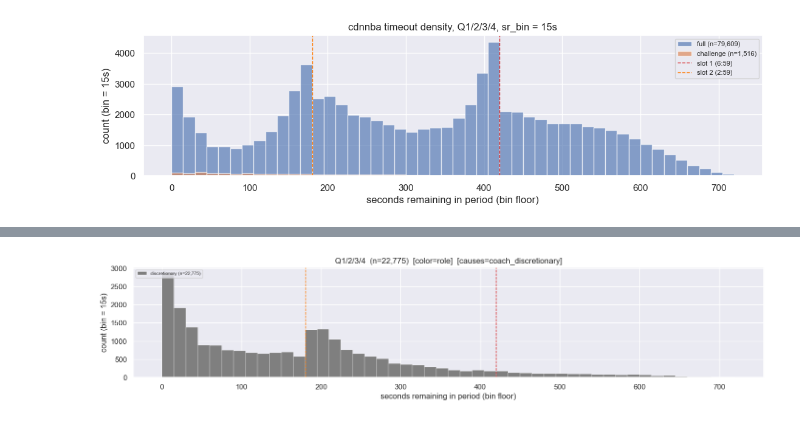
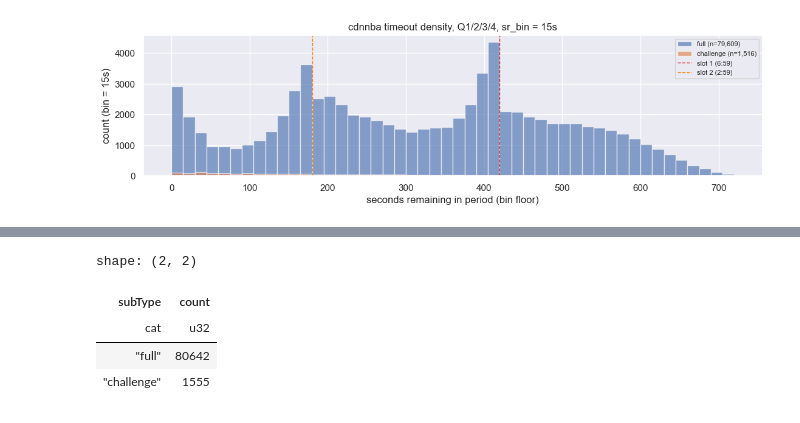
Before and after one commit to akseldkw07/NBA-Timeout-Impact, a Jupyter notebook: Notebooks/TV-Timeout-Injection.ipynb, the cells around one changed output, grey strips where cells are left out. Cells and saved outputs as stored; diff of their text form; code cells hidden in the pictures.

```diff
--- a/Notebooks/TV-Timeout-Injection.ipynb
+++ b/Notebooks/TV-Timeout-Injection.ipynb
@@ -329,5 +353,8 @@ fig
-# %%
-fig, _ = TimeoutInjectionPlots.plot_role_vs_sr(classified, causes=("coach_discretionary",), combine_periods=True)
-fig
-# %% [output]
-[figure, removed]
+# %%
+memo_cdn.cdnnba["subType"].filter(memo_cdn.f_timeout).value_counts()
+# %% [output]
+shape: (2, 2)
+| subType | count |
+| cat | u32 |
+| "full" | 80642 |
+| "challenge" | 1555 |
```
Also changed, not shown: parts of 12 cells of this notebook, 7 other files.
